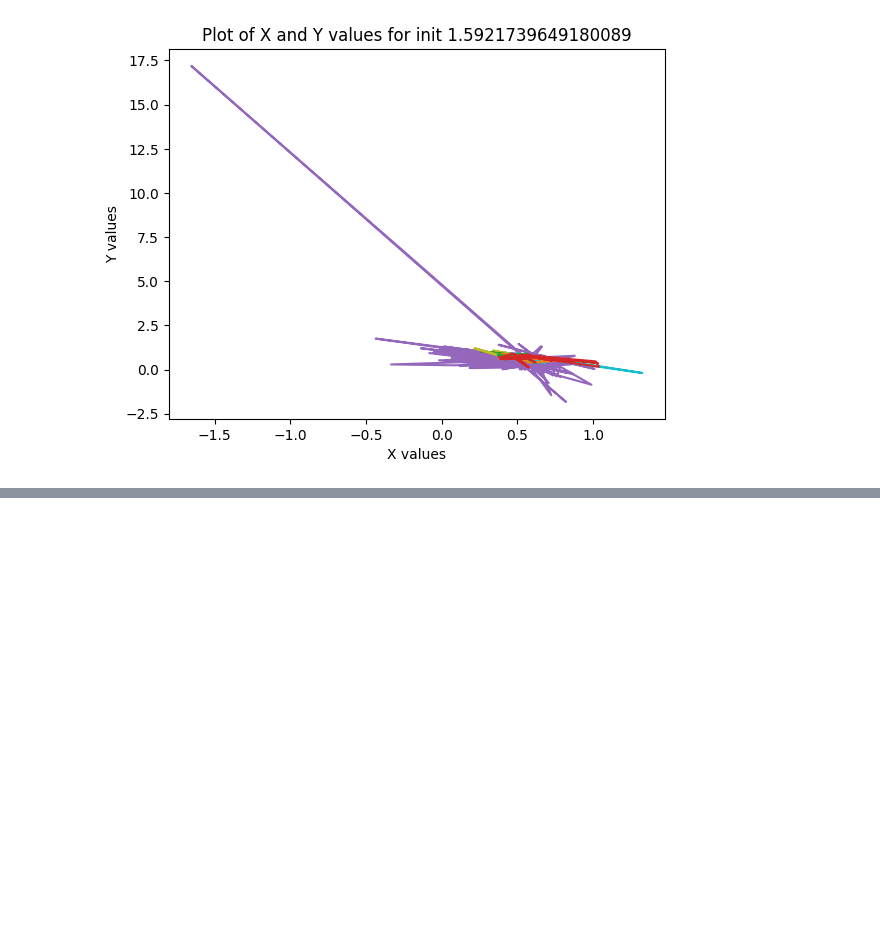
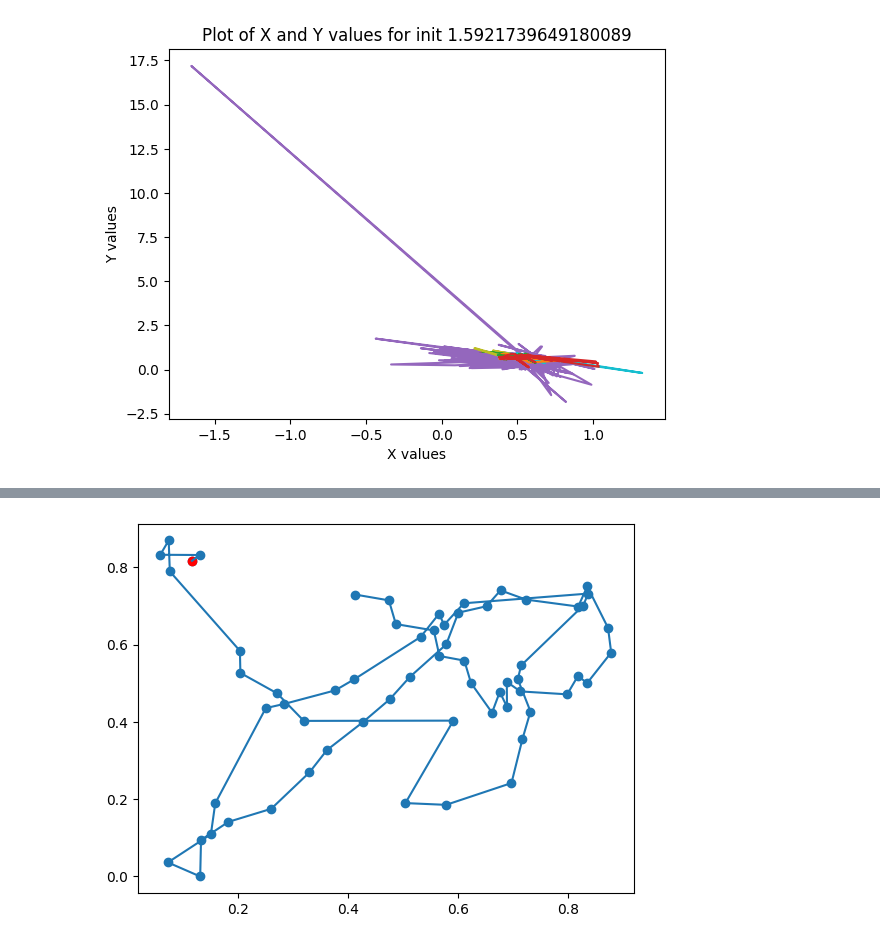
Before and after one commit to QuentinPerret/PFE-EyeTracking, a Jupyter notebook: data_analyzer.ipynb, the cells around one changed output, grey strips where cells are left out. Cells and saved outputs as stored; diff of their text form; code cells hidden in the pictures; blank space fills up the shorter version.

```diff
--- a/data_analyzer.ipynb
+++ b/data_analyzer.ipynb
@@ -307,3 +303,11 @@ def get_fixations(i):
+# %%
+def show_fixations(row):
+    x0 = np.array(row["fixations"])[:,0]
+    y0 = np.array(row["fixations"])[:,1]
+    plt.scatter(x0,y0)
+    plt.plot(x0,y0)
+    plt.scatter(x0[0],y0[0],color='red')
+    plt.show()
 # %%
 import cv2
 import numpy as np
@@ -377,0 +401,4 @@ Video processing complete. Output video saved to: output_video.mp4
+# %%
+show_fixations(data.iloc[20])
+# %% [output]
+[figure, added]
```
Also changed, not shown: parts of 11 cells of this notebook, 4 other files.
